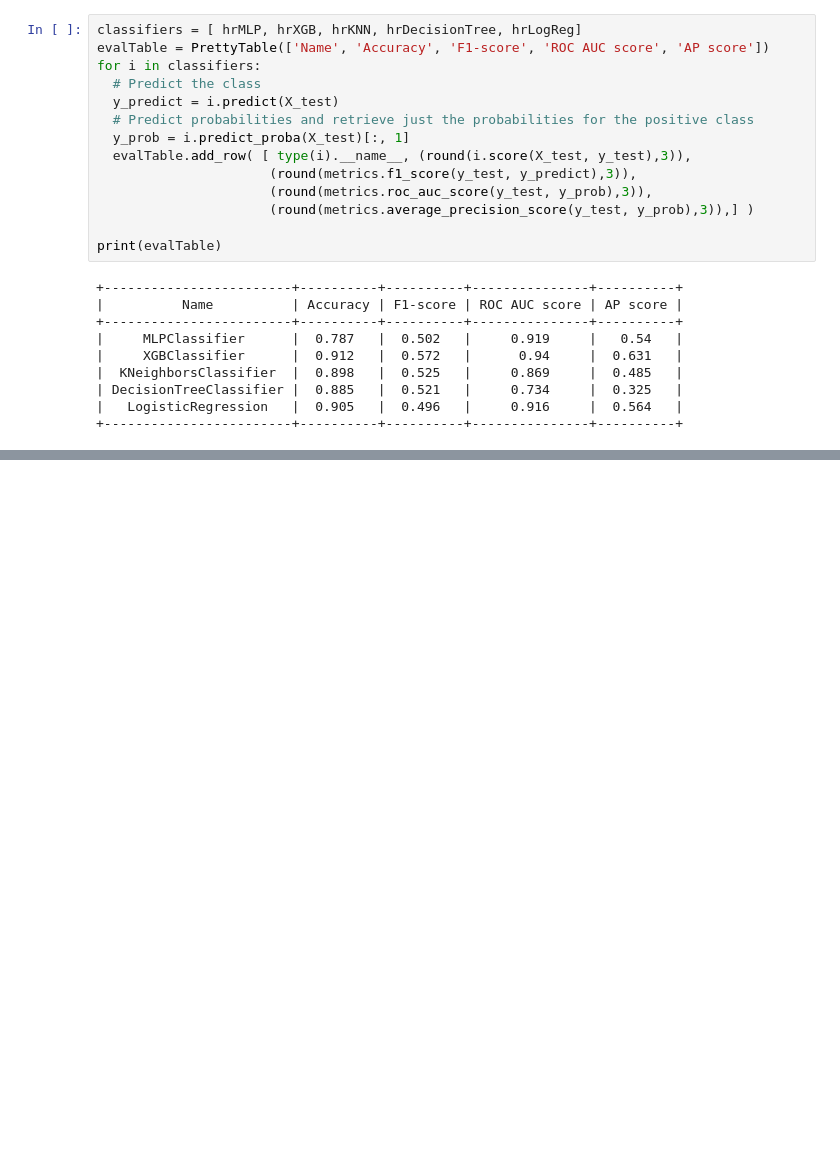
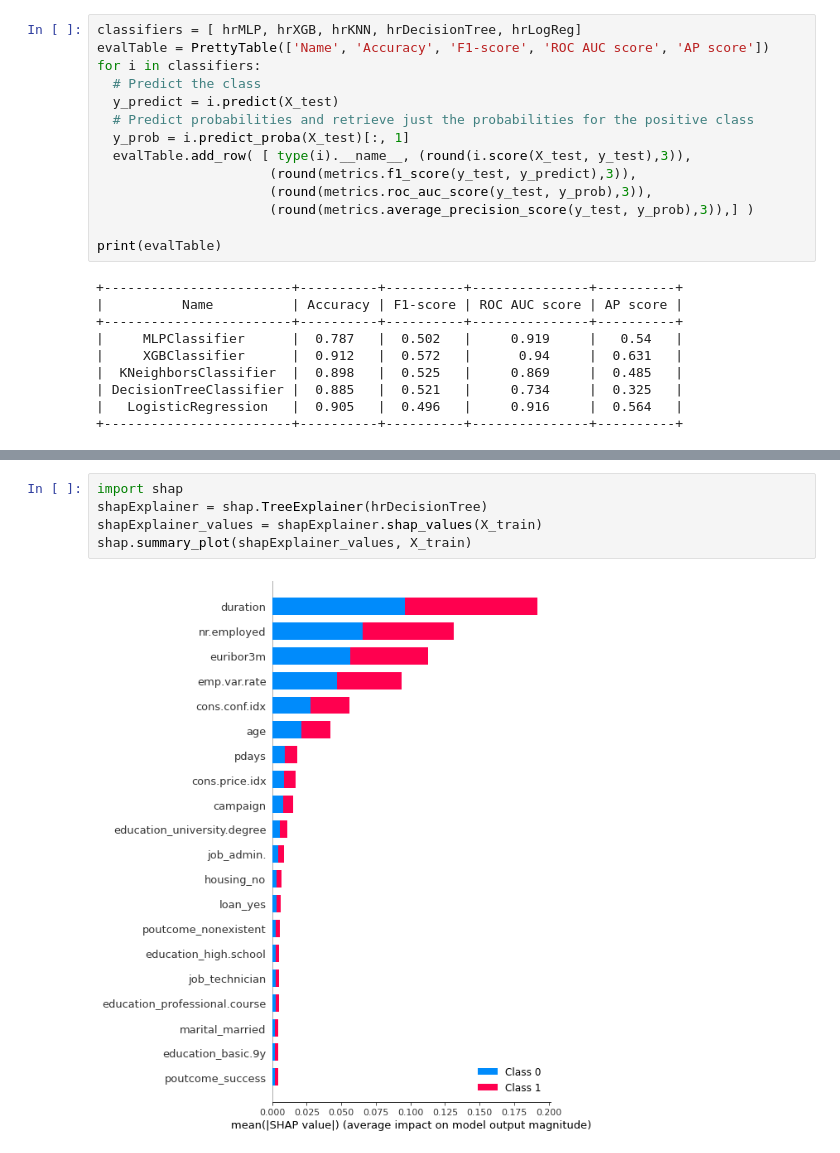
Before and after one commit to hdushan/optus_u_ai_ml_assignment, a Jupyter notebook: assignment.ipynb, the cells around one changed output, grey strips where cells are left out. Cells and saved outputs as stored; diff of their text form; blank space fills up the shorter version.

```diff
--- a/assignment.ipynb
+++ b/assignment.ipynb
@@ -559,0 +592,7 @@ print(evalTable)
+# %%
+import shap
+shapExplainer = shap.TreeExplainer(hrDecisionTree)
+shapExplainer_values = shapExplainer.shap_values(X_train)
+shap.summary_plot(shapExplainer_values, X_train)
+# %% [output]
+[figure, added]
```
Also changed, not shown: parts of 6 cells of this notebook.
